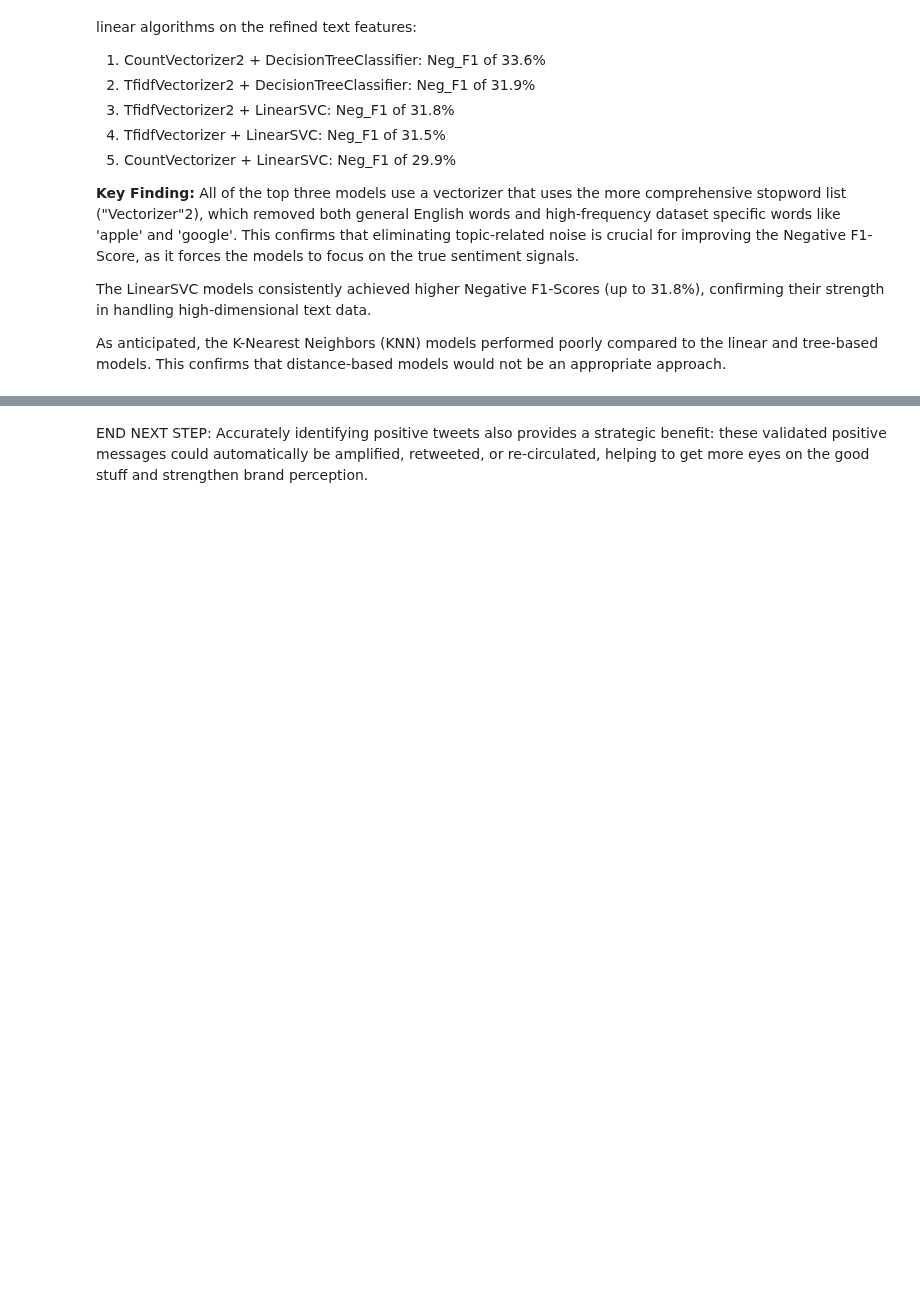
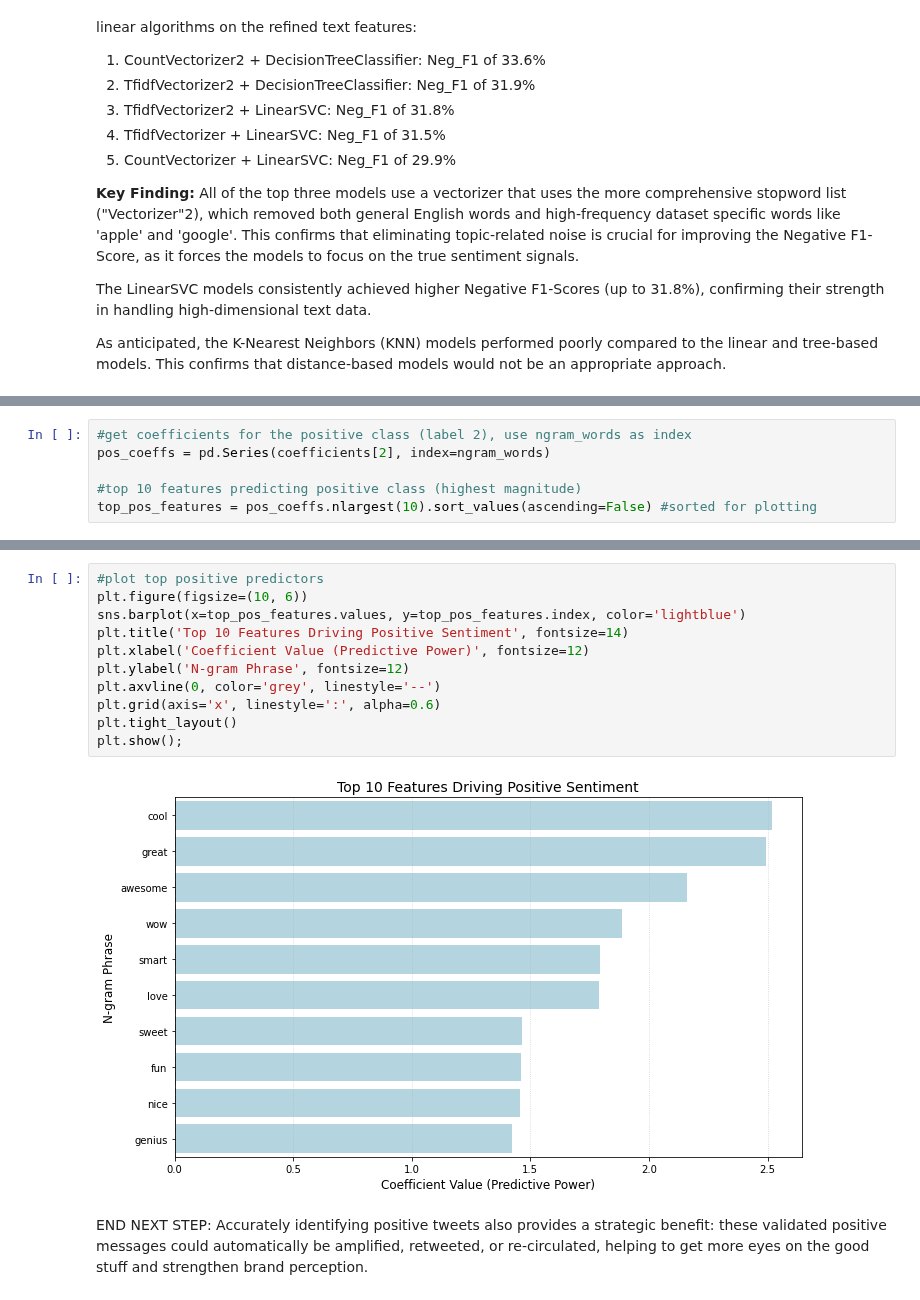
Before and after one commit to morgannash1/twitter_nlp_project, a Jupyter notebook: notebook.ipynb, the cells around one changed output, grey strips where cells are left out. Drawn from its saved outputs; the diff is of its cells as text; blank space fills up the shorter version.

```diff
--- a/notebook.ipynb
+++ b/notebook.ipynb
@@ -939,0 +1061,6 @@ I decided to tune the TfidfVectorizer2 + LinearSVC model using class_weight='bal
+# %%
+#get coefficients for the positive class (label 2), use ngram_words as index
+pos_coeffs = pd.Series(coefficients[2], index=ngram_words)
+
+#top 10 features predicting positive class (highest magnitude)
+top_pos_features = pos_coeffs.nlargest(10).sort_values(ascending=False) #sorted for plotting
@@ -940,3 +1080,16 @@ I decided to tune the TfidfVectorizer2 + LinearSVC model using class_weight='bal
+# %%
+#plot top positive predictors
+plt.figure(figsize=(10, 6))
+sns.barplot(x=top_pos_features.values, y=top_pos_features.index, color='lightblue')
+plt.title('Top 10 Features Driving Positive Sentiment', fontsize=14)
+plt.xlabel('Coefficient Value (Predictive Power)', fontsize=12)
+plt.ylabel('N-gram Phrase', fontsize=12)
+plt.axvline(0, color='grey', linestyle='--')
+plt.grid(axis='x', linestyle=':', alpha=0.6)
+plt.tight_layout()
+plt.show();
+# %% [output]
+[figure, added]
 # %% [markdown]
 
 END NEXT STEP: Accurately identifying positive tweets also provides a strategic benefit: these validated positive messages could automatically be amplified, retweeted, or re-circulated, helping to get more eyes on the good stuff and strengthen brand perception.
```
Also changed, not shown: parts of 23 cells of this notebook, 1 other file.
